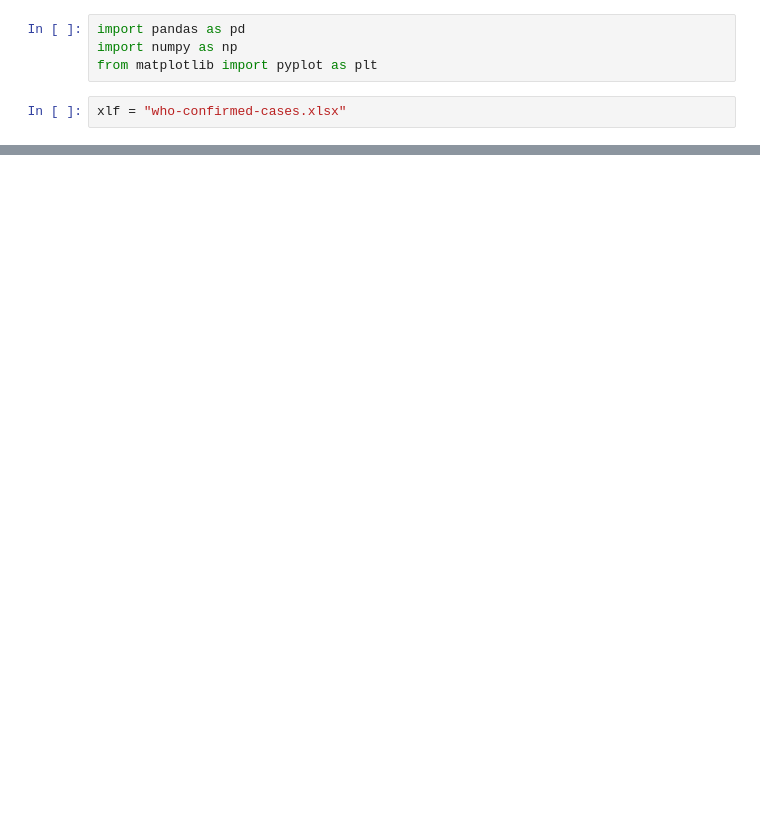
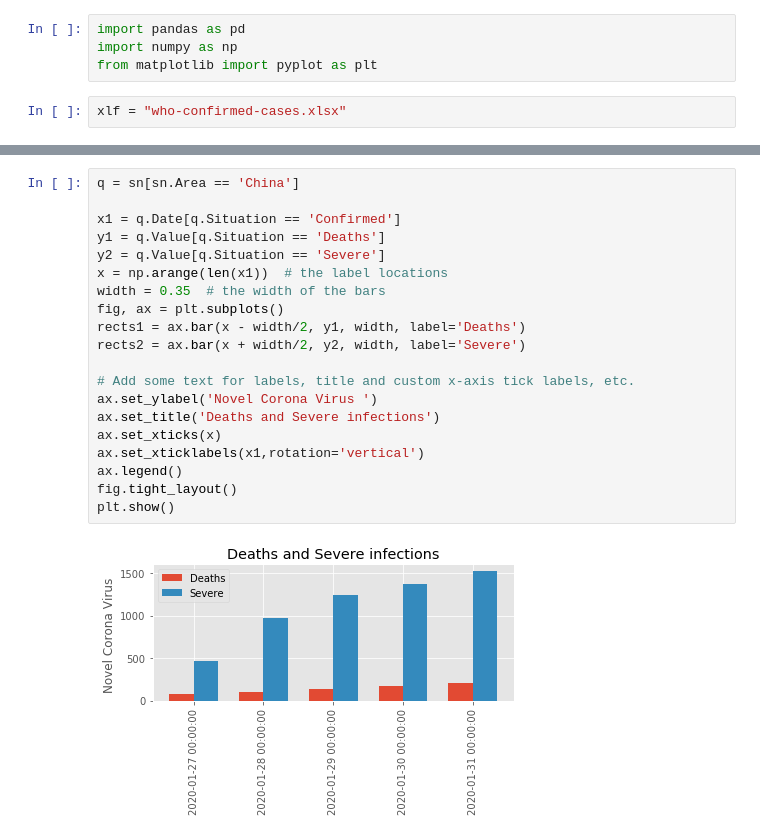
Before and after one commit to lxrocks/2019-nCoV, a Jupyter notebook: CoronaVirusData.ipynb, the cells around one changed output, grey strips where cells are left out. Saved outputs shown, nothing was run; the diff lists cells and outputs as text; blank space fills up the shorter version.

```diff
--- a/CoronaVirusData.ipynb
+++ b/CoronaVirusData.ipynb
@@ -50,0 +117,22 @@ plt.show()
+# %%
+q = sn[sn.Area == 'China']
+
+x1 = q.Date[q.Situation == 'Confirmed']
+y1 = q.Value[q.Situation == 'Deaths']
+y2 = q.Value[q.Situation == 'Severe']
+x = np.arange(len(x1))  # the label locations
+width = 0.35  # the width of the bars
+fig, ax = plt.subplots()
+rects1 = ax.bar(x - width/2, y1, width, label='Deaths')
+rects2 = ax.bar(x + width/2, y2, width, label='Severe')
+
+# Add some text for labels, title and custom x-axis tick labels, etc.
+ax.set_ylabel('Novel Corona Virus ')
+ax.set_title('Deaths and Severe infections')
+ax.set_xticks(x)
+ax.set_xticklabels(x1,rotation='vertical')
+ax.legend()
+fig.tight_layout()
+plt.show()
+# %% [output]
+[figure, added]
```
Also changed, not shown: parts of 10 cells of this notebook.
